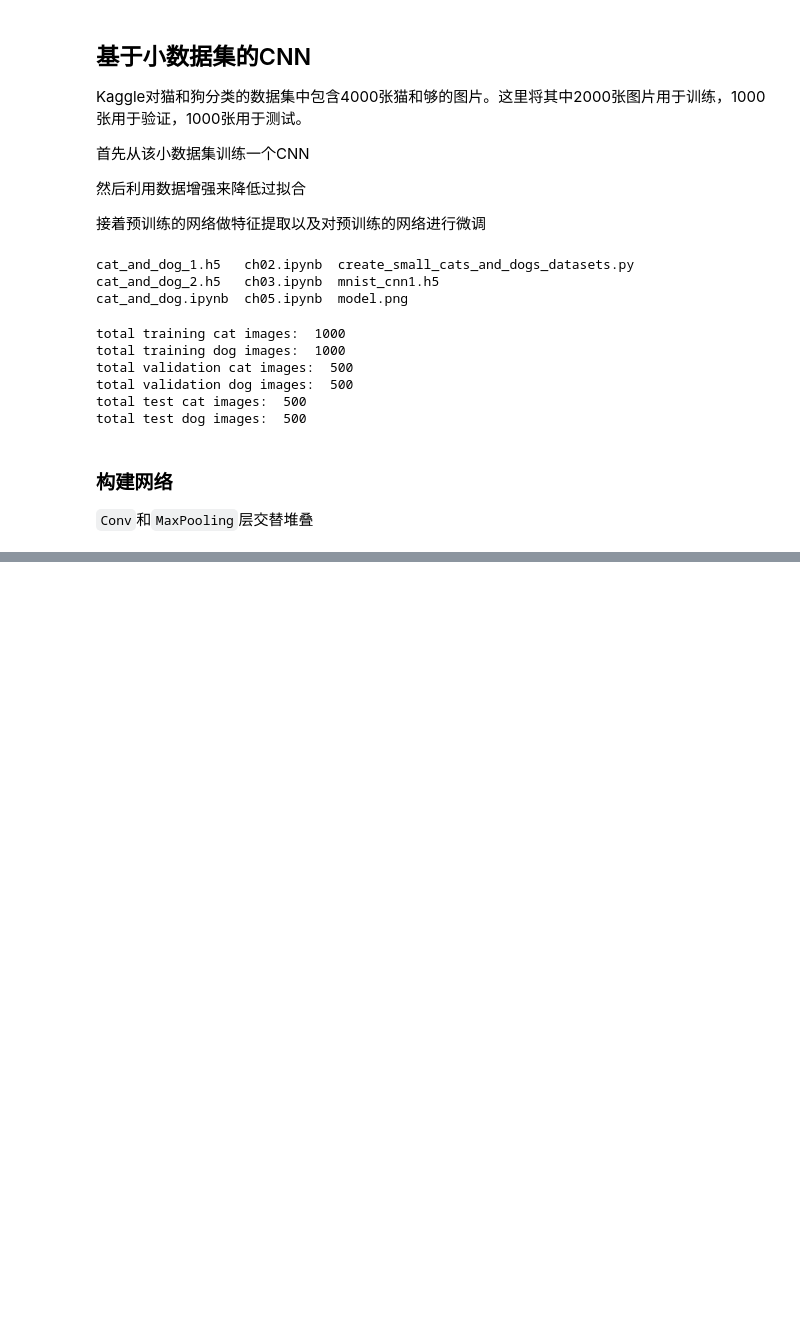
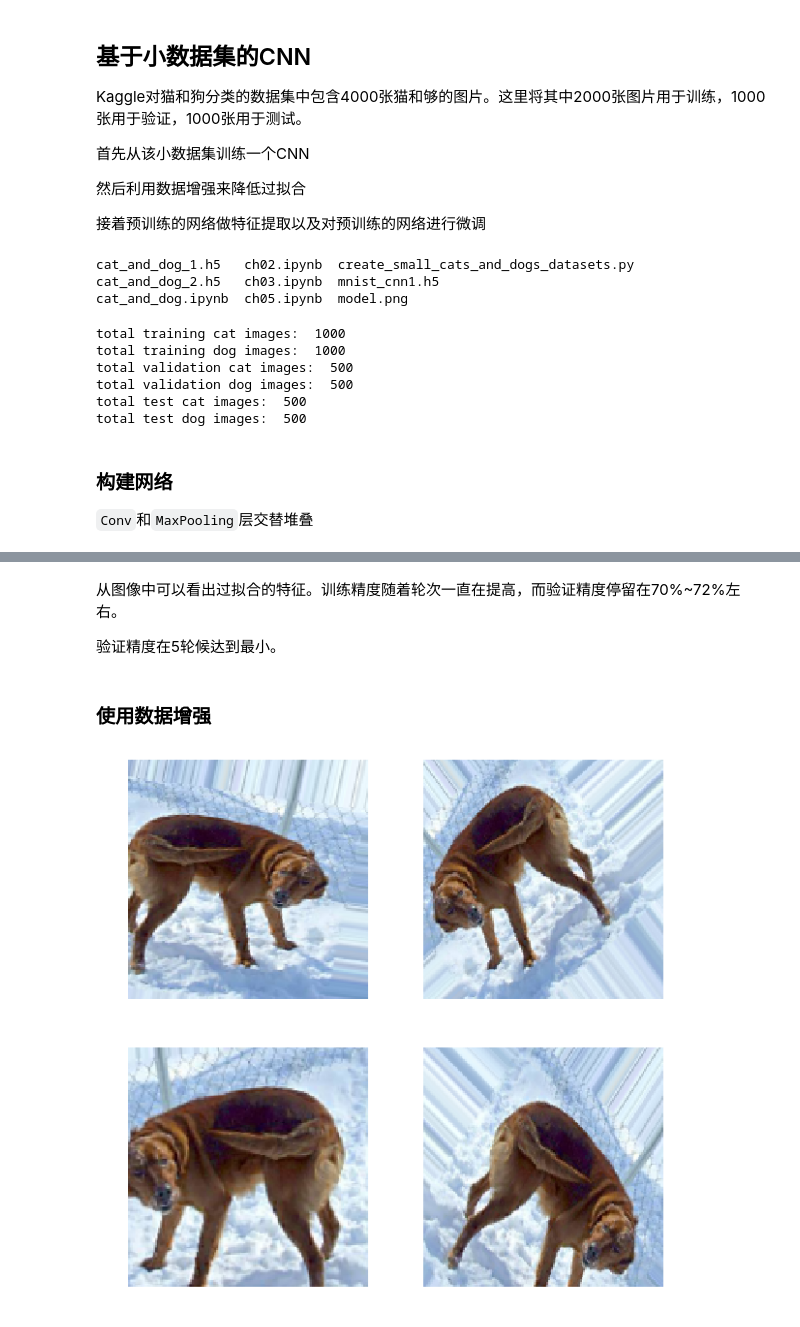
Before and after one commit to whu-pzhang/deep-learning-with-keras, a Jupyter notebook: ch05.ipynb, the cells around one changed output, grey strips where cells are left out. Drawn from its saved outputs; the diff is of its cells as text; code cells hidden in the pictures; blank space fills up the shorter version.

```diff
--- a/ch05.ipynb
+++ b/ch05.ipynb
@@ -223,0 +377,42 @@ input
+# %% [markdown]
+从图像中可以看出过拟合的特征。训练精度随着轮次一直在提高，而验证精度停留在70%~72%左右。
+
+验证精度在5轮候达到最小。
+# %% [markdown]
+### 使用数据增强
+# %%
+datagen = ImageDataGenerator(
+    rotation_range=40,
+    width_shift_range=0.2,
+    height_shift_range=0.2,
+    shear_range=0.2,
+    zoom_range=0.2,
+    horizontal_flip=True,
+    fill_mode='nearest')
+# %%
+# display argumented image
+from keras.preprocessing import image
+
+fnames = [
+    os.path.join(train_dogs_dir, fname) for fname in os.listdir(train_dogs_dir)
+]
+
+img_path = fnames[5]
+
+img = image.load_img(img_path, target_size=(img_width, img_height))
+x = image.img_to_array(img)
+x = np.expand_dims(x, axis=0)
+
+plt.figure(figsize=(10, 10))
+i = 0
+for batch in datagen.flow(x, batch_size=1):
+    plt.subplot(2, 2, i + 1)
+    plt.imshow(image.array_to_img(batch[0]))
+    plt.axis('off')
+    i += 1
+    if i % 4 == 0:
+        break
+
+plt.show()
+# %% [output]
+[figure, added]
```
Also changed, not shown: parts of 17 cells of this notebook.
